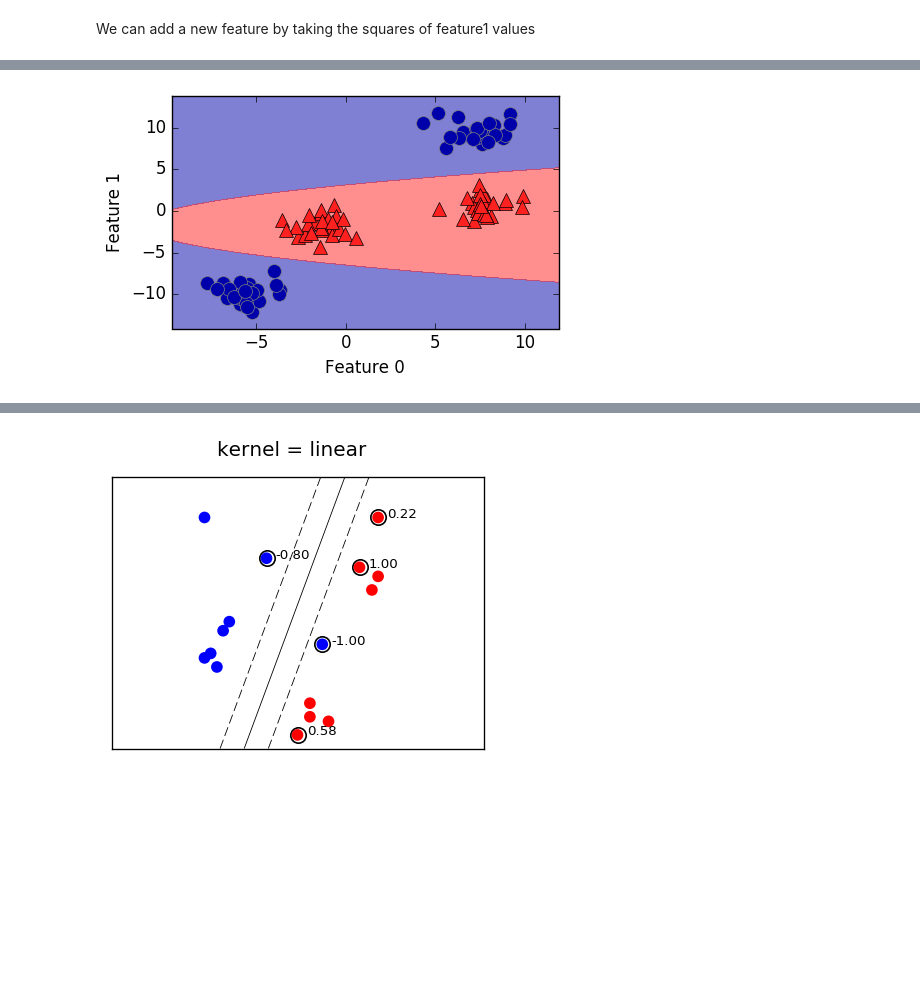
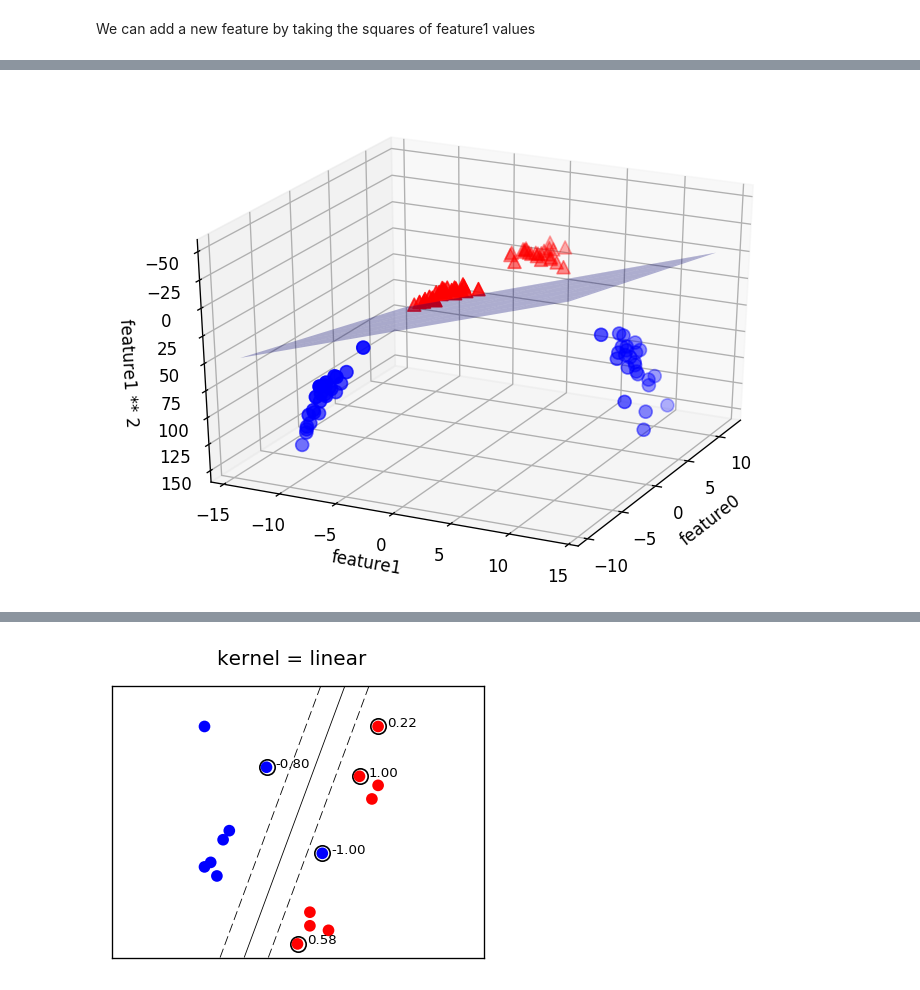
Before and after one commit to joaquinvanschoren/JADS_DM, a Jupyter notebook: 10 - Support Vector Machines and Neural Nets.ipynb, the cells around one changed output, grey strips where cells are left out. Drawn from its saved outputs; the diff is of its cells as text; code cells hidden in the pictures; blank space fills up the shorter version.

```diff
--- a/10 - Support Vector Machines and Neural Nets.ipynb
+++ b/10 - Support Vector Machines and Neural Nets.ipynb
@@ -232,10 +161,4 @@ As a function of the original features, the linear SVM model is not actually lin
-# %%
-ZZ = YY ** 2
-dec = linear_svm_3d.decision_function(np.c_[XX.ravel(), YY.ravel(), ZZ.ravel()])
-plt.contourf(XX, YY, dec.reshape(XX.shape), levels=[dec.min(), 0, dec.max()],
-             cmap=mglearn.cm2, alpha=0.5)
-mglearn.discrete_scatter(X[:, 0], X[:, 1], y)
-plt.xlabel("Feature 0")
-plt.ylabel("Feature 1");
-# %% [output]
-[figure, removed]
+# %%
+ml.plots.plot_kernelize3()
+# %% [output]
+[figure, added]
```
Also changed, not shown: parts of 52 cells of this notebook, 6 other files.
